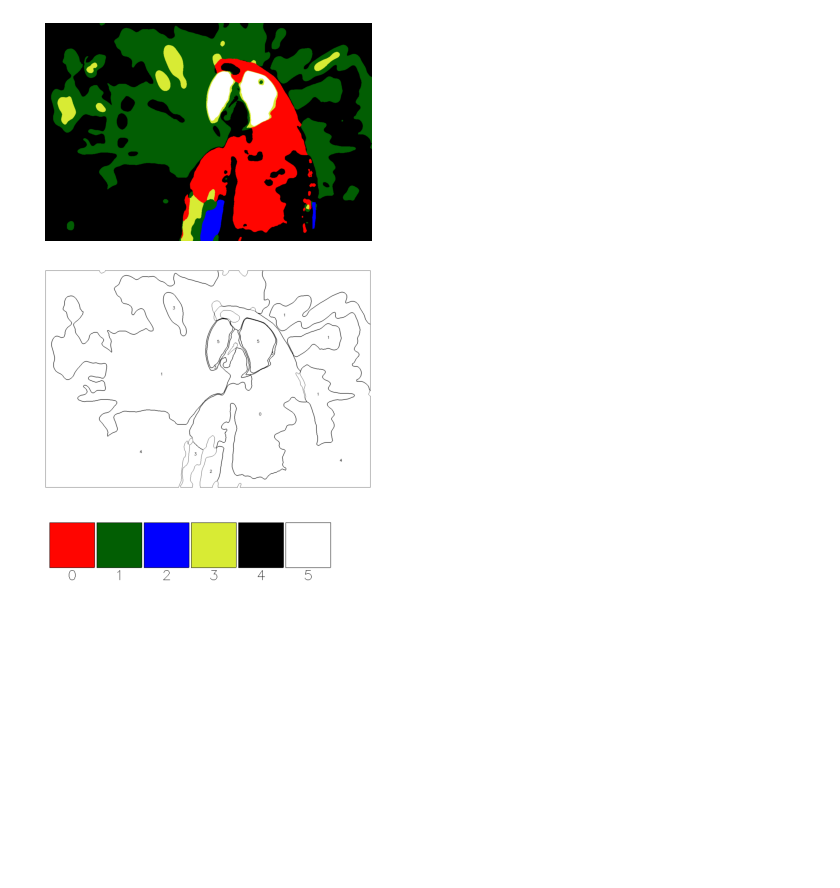
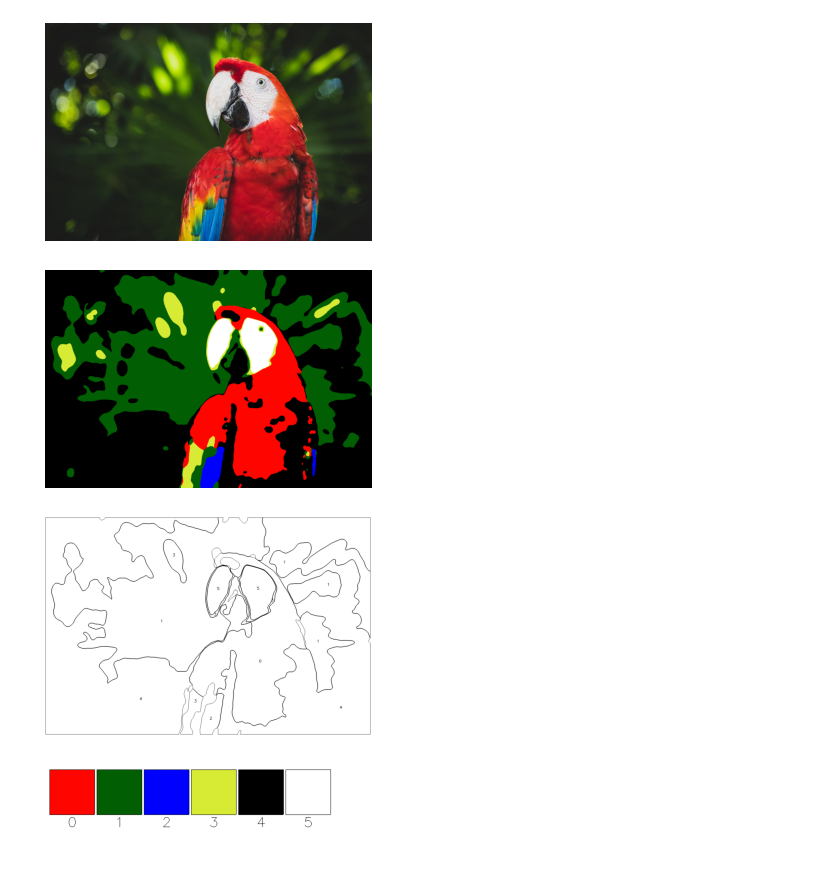
Before and after one commit to SagarB-97/ColorByNumber, a Jupyter notebook: ColorByNumber.ipynb, the cells around one changed output. Saved outputs shown, nothing was run; the diff lists cells and outputs as text; code cells hidden in the pictures; blank space fills up the shorter version.

Commit message:
Updated README and added original image in notebook.

```diff
--- a/ColorByNumber.ipynb
+++ b/ColorByNumber.ipynb
@@ -13,36 +13,38 @@ color_list = [
     (216, 235, 52), # Yellow
     (0,0,0), # Black
     (255, 255, 255), # White
 ]
 
 # See colorbynumber/config.py for an explanation of these values
 config = {
     "denoise": True,
     "denoise_h": 200,
     "border_padding": 2,
     "area_perc_threshold": 0.5,
     "check_shape_validity": False,
     "arc_length_area_ratio_threshold": 1,
     "border_color": (0, 0, 0),
     "font_size": 0.5,
     "font_color": (0, 0, 0),
     "font_thickness": 1,
 }
 
 colorbynumber_obj = ColorByNumber(
     image_path = image_path,
     color_list = color_list,
     config = config,
 )
 numbered_islands = colorbynumber_obj.create_color_by_number()
 
+utils.show_image(colorbynumber_obj.image)
 utils.show_image(colorbynumber_obj.simplified_image)
 utils.show_image(numbered_islands, cmap = 'grey')
 utils.show_image(colorbynumber_obj.generate_color_legend())
 # %% [output]
-[figure, old version]
+[figure, new version]
-[figure, old version]
+[figure, new version]
-[figure, old version]
+[figure, new version]
+[figure, added]
 # %%
 # Save images
 
```
Also changed, not shown: 1 other file.
